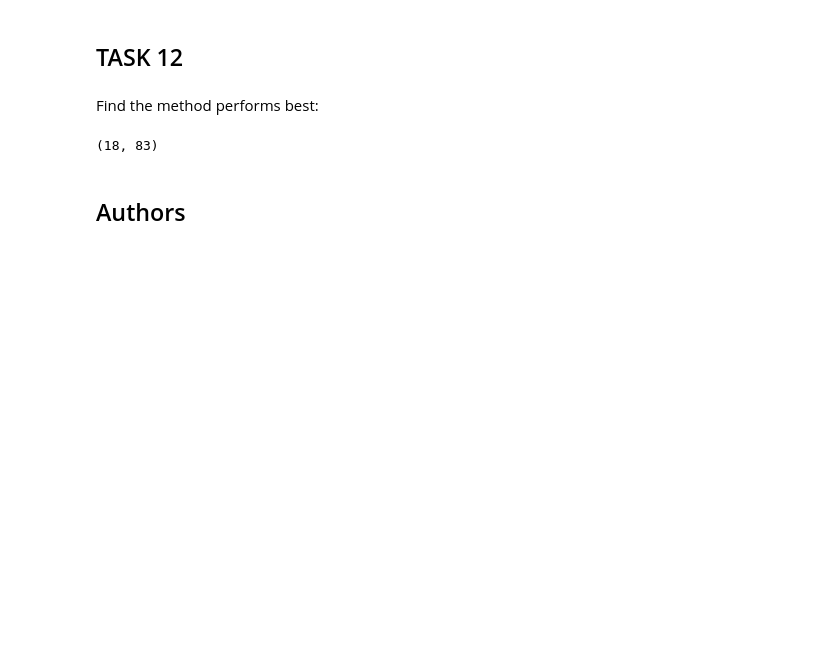
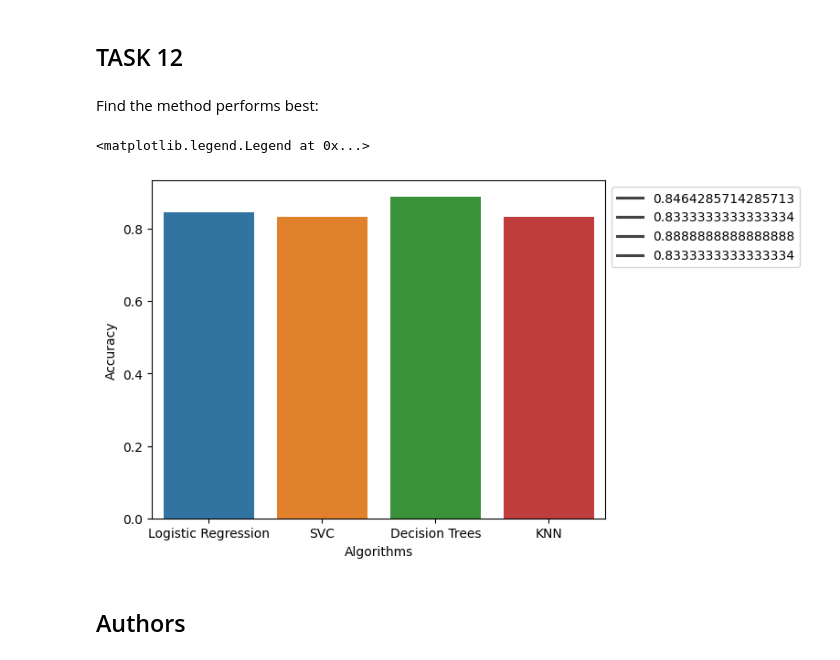
Before and after one commit to Rgarlay/Module-2-, a Jupyter notebook: SpaceX_Machine Learning Prediction_Part_5.ipynb, the cells around one changed output. Cells and saved outputs as stored; diff of their text form; code cells hidden in the pictures; blank space fills up the shorter version.

```diff
--- a/SpaceX_Machine Learning Prediction_Part_5.ipynb
+++ b/SpaceX_Machine Learning Prediction_Part_5.ipynb
@@ -273,7 +260,9 @@ accuracy : 0.8482142857142856
 Calculate the accuracy on the test data using the method <code>score</code>:
 # %%
 Yhat2 = svm_cv.predict(X_test)
-print('the accuracy of the model is', accuracy_score(Yhat2, Y_test))
+from sklearn.metrics import accuracy_score
+Svc = accuracy_score(Yhat2, Y_test)
+print('the accuracy of the model is', Svc)
 # %% [output]
 the accuracy of the model is 0.8333333333333334
 # %% [markdown]
@@ -366,7 +357,8 @@ knn2 = KNeighborsClassifier(**best_parameters)
 knn2.fit(X_train,Y_train)
 Yhat5 = knn2.predict(X_test)
 #print('The accuracy score is', accuracy_score(Yhat4,Y_test))
-print('The accuracy score is', accuracy_score(Yhat5,Y_test))
+KNn = accuracy_score(Yhat5,Y_test)
+print('The accuracy score is', KNn)
 # %% [output]
 The accuracy score is 0.8333333333333334
 # %% [markdown]
@@ -380,7 +372,3 @@ plot_confusion_matrix(Y_test,yhat)
 ## TASK  12
 # %% [markdown]
 Find the method performs best:
-# %%
-X_test.shape
-# %% [output]
-(18, 83)
@@ -389,3 +375,12 @@ X_test.shape
+# %%
+Data2 = {'Algorithms':['Logistic Regression', 'SVC', 'Decision Trees', 'KNN'] , 'Accuracy': [L_reg, Svc, DTrees, KNn]}
+Algorithm = pd.DataFrame(Data2)
+import seaborn as sns
+sns.barplot(x = 'Algorithms', y = 'Accuracy', data = Algorithm, hue = 'Algorithms')
+plt.legend(loc='upper left', labels = Algorithms['Accuracy'],  bbox_to_anchor=(1, 1))
+# %% [output]
+<matplotlib.legend.Legend at 0x...>
+[figure, added]
 # %% [markdown]
 ## Authors
 # %% [markdown]
```
Also changed, not shown: parts of 19 cells of this notebook.
